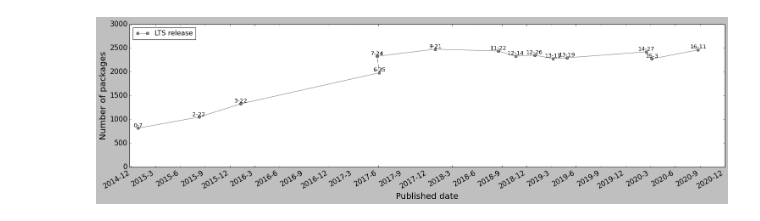
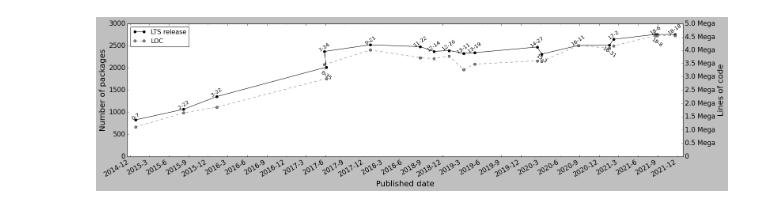
Before and after one commit to pragmaticslaboratory/stackage-evolution, a Jupyter notebook: notebooks/Answers/RQ0_1.ipynb, the cells around one changed output. Drawn from its saved outputs; the diff is of its cells as text; code cells hidden in the pictures.

Commit message:
automatization and upgrade
Automatization of lts_list and dates of reales of stackage, and upgrade the project to 5 new realeses to the notebooks

```diff
--- a/notebooks/Answers/RQ0_1.ipynb
+++ b/notebooks/Answers/RQ0_1.ipynb
@@ -41,0 +80,17 @@ For this, we make the following graphs
+# %%
+list_size = []
+for idx,lts in enumerate(lts_list):
+    size = 0
+    folderpath = f'C:/Users/nicol/Desktop/lts/lts-{lts}'
+
+    for path, dirs, files in os.walk(folderpath):
+        for f in files:
+            if f.lower().endswith('.hs'):
+                fp = os.path.join(path, f)
+                try:
+                    size += read_lines_code(fp)
+                except Exception as e:
+                    print('File ',fp,' with error: ',e)
+    #Transform to MegaBytes
+    print("Folder LTS-" +str(lts)+ " size: " + str(size)+" LOC")
+    list_size.append(size)
@@ -78,26 +141,44 @@ for df in df_list:
 # %%
 register_matplotlib_converters()
 
 fig, ax = plt.subplots(figsize=(18,6))
 ax.margins(0.015)
 plt.subplots_adjust(right=1.1)
 
 
 #line = ax.plot(dates, total_pkgs, color='grey', marker='o',label='lts version')
-plt.plot_date(lts_datetim, total_pkgs, linestyle='solid',color='grey',label='LTS release')
+lns1 = ax.plot_date(lts_datetim, total_pkgs, linestyle='solid',color='black',label='LTS release')
 plt.gcf().autofmt_xdate()
 
 for i in range(len(lts_list)):
-    plt.text(lts_datetim[i],total_pkgs[i],lts_list[i],ha="center",va="bottom")
+    if i == 3 or i == 17 or i == 14:
+        plt.text(lts_datetim[i],total_pkgs[i]-280,lts_list[i],ha="center",rotation = -35)
+    elif i== 12:
+        plt.text(lts_datetim[i],total_pkgs[i]-200,lts_list[i],ha="center",rotation = -35)
+    else:
+        plt.text(lts_datetim[i],total_pkgs[i],lts_list[i],ha="center",rotation = 35)
+
+ax2 = ax.twinx()
+lns2 = ax2.plot_date(lts_datetim, list_size, linestyle='--',color='grey',label='LOC')
 
 ax.set_yticks([0,500, 1000, 1500, 2000, 2500, 3000])
 ax.set_yticklabels(['0','500', '1000', '1500', '2000', '2500', '3000'],fontsize=15)
+
+ax2.set_yticks([0, 500000, 1000000, 1500000, 2000000, 2500000, 3000000, 3500000,4000000,4500000,5000000])
+ax2.set_yticklabels(['0', '0.5 Mega','1.0 Mega', '1.5 Mega', '2.0 Mega', '2.5 Mega', '3.0 Mega', '3.5 Mega', '4.0 Mega', '4.5 Mega','5.0 Mega'],fontsize=15)
+
 ax.set_xticks(dates)
 ax.set_xticklabels(lts_date,fontsize=15)
+
 ax.set_xlabel('Published date',fontsize=18)
 ax.set_ylabel('Number of packages',fontsize=18)
-ax.legend(loc='upper left')
+ax2.set_ylabel('Lines of code',fontsize=18)
+
+lns = lns1+lns2
+labs = [l.get_label() for l in lns]
+ax.legend(lns, labs, loc='upper left')
+
 plt.savefig("../../graphs/rq0-1.pdf", format='pdf', bbox_inches='tight')
 plt.show()
 # %% [output]
-[figure, old version]
+[figure, new version]
```
Also changed, not shown: parts of 7 cells of this notebook, 18 other files.
